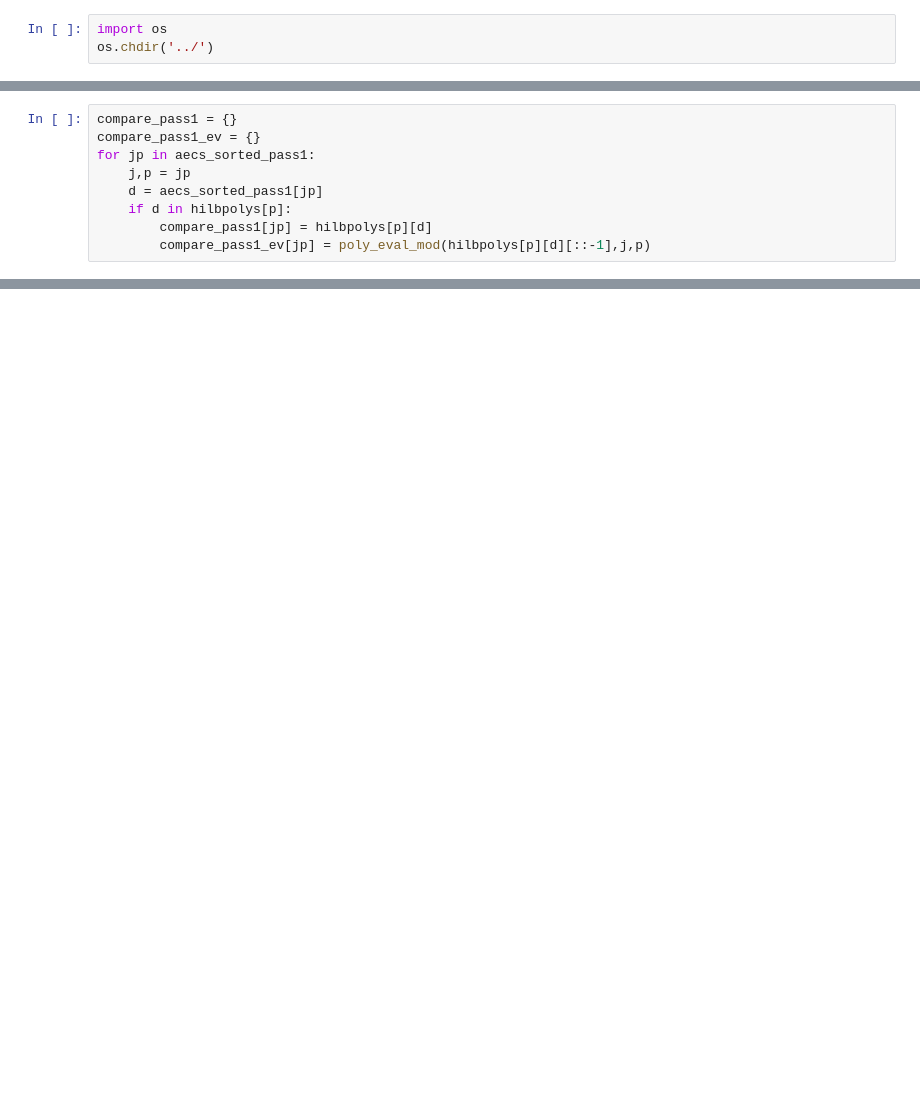
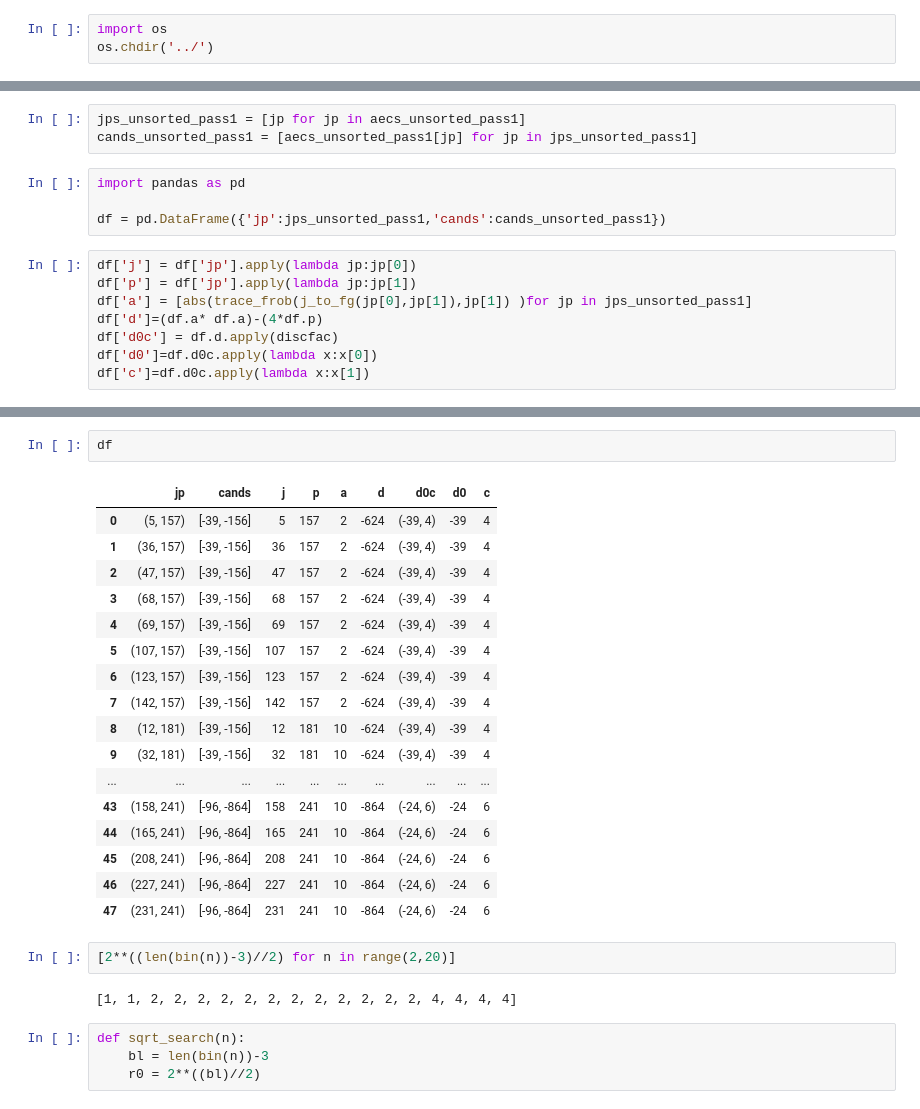
Before and after one commit to nhajouji/ecvis, a Jupyter notebook: experiments/computingendofp.ipynb, the cells around one changed output, grey strips where cells are left out. Cells and saved outputs as stored; diff of their text form; blank space fills up the shorter version.

```diff
--- a/experiments/computingendofp.ipynb
+++ b/experiments/computingendofp.ipynb
@@ -118,9 +3,0 @@ db_test_l0
-# %%
-compare_pass1 = {}
-compare_pass1_ev = {}
-for jp in aecs_sorted_pass1:
-    j,p = jp
-    d = aecs_sorted_pass1[jp]
-    if d in hilbpolys[p]:
-        compare_pass1[jp] = hilbpolys[p][d]
-        compare_pass1_ev[jp] = poly_eval_mod(hilbpolys[p][d][::-1],j,p)
@@ -276,0 +110,15 @@ p2.dx()
+# %%
+jps_unsorted_pass1 = [jp for jp in aecs_unsorted_pass1]
+cands_unsorted_pass1 = [aecs_unsorted_pass1[jp] for jp in jps_unsorted_pass1]
+# %%
+import pandas as pd
+
+df = pd.DataFrame({'jp':jps_unsorted_pass1,'cands':cands_unsorted_pass1})
+# %%
+df['j'] = df['jp'].apply(lambda jp:jp[0])
+df['p'] = df['jp'].apply(lambda jp:jp[1])
+df['a'] = [abs(trace_frob(j_to_fg(jp[0],jp[1]),jp[1]) )for jp in jps_unsorted_pass1]
+df['d']=(df.a* df.a)-(4*df.p)
+df['d0c'] = df.d.apply(discfac)
+df['d0']=df.d0c.apply(lambda x:x[0])
+df['c']=df.d0c.apply(lambda x:x[1])
@@ -276,0 +351,28 @@ p2.dx()
+# %%
+df
+# %% [output]
+|  | jp | cands | j | p | a | d | d0c | d0 | c |
+| 0 | (5, 157) | [-39, -156] | 5 | 157 | 2 | -624 | (-39, 4) | -39 | 4 |
+| 1 | (36, 157) | [-39, -156] | 36 | 157 | 2 | -624 | (-39, 4) | -39 | 4 |
+| 2 | (47, 157) | [-39, -156] | 47 | 157 | 2 | -624 | (-39, 4) | -39 | 4 |
+| 3 | (68, 157) | [-39, -156] | 68 | 157 | 2 | -624 | (-39, 4) | -39 | 4 |
+| 4 | (69, 157) | [-39, -156] | 69 | 157 | 2 | -624 | (-39, 4) | -39 | 4 |
+| 5 | (107, 157) | [-39, -156] | 107 | 157 | 2 | -624 | (-39, 4) | -39 | 4 |
+| 6 | (123, 157) | [-39, -156] | 123 | 157 | 2 | -624 | (-39, 4) | -39 | 4 |
+| 7 | (142, 157) | [-39, -156] | 142 | 157 | 2 | -624 | (-39, 4) | -39 | 4 |
+| 8 | (12, 181) | [-39, -156] | 12 | 181 | 10 | -624 | (-39, 4) | -39 | 4 |
+| 9 | (32, 181) | [-39, -156] | 32 | 181 | 10 | -624 | (-39, 4) | -39 | 4 |
+| ... | ... | ... | ... | ... | ... | ... | ... | ... | ... |
+| 43 | (158, 241) | [-96, -864] | 158 | 241 | 10 | -864 | (-24, 6) | -24 | 6 |
+| 44 | (165, 241) | [-96, -864] | 165 | 241 | 10 | -864 | (-24, 6) | -24 | 6 |
+| 45 | (208, 241) | [-96, -864] | 208 | 241 | 10 | -864 | (-24, 6) | -24 | 6 |
+| 46 | (227, 241) | [-96, -864] | 227 | 241 | 10 | -864 | (-24, 6) | -24 | 6 |
+| 47 | (231, 241) | [-96, -864] | 231 | 241 | 10 | -864 | (-24, 6) | -24 | 6 |
+# %%
+[2**((len(bin(n))-3)//2) for n in range(2,20)]
+# %% [output]
+[1, 1, 2, 2, 2, 2, 2, 2, 2, 2, 2, 2, 2, 2, 4, 4, 4, 4]
+# %%
+def sqrt_search(n):
+    bl = len(bin(n))-3
+    r0 = 2**((bl)//2)
```
Also changed, not shown: parts of 68 cells of this notebook, 14 other files.
